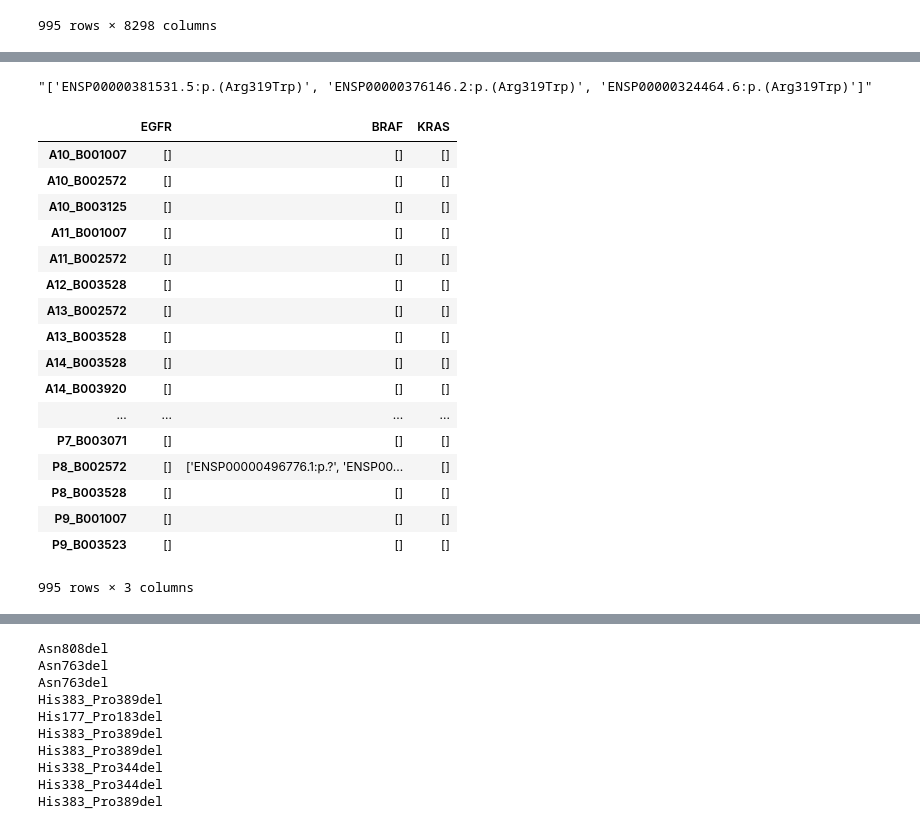
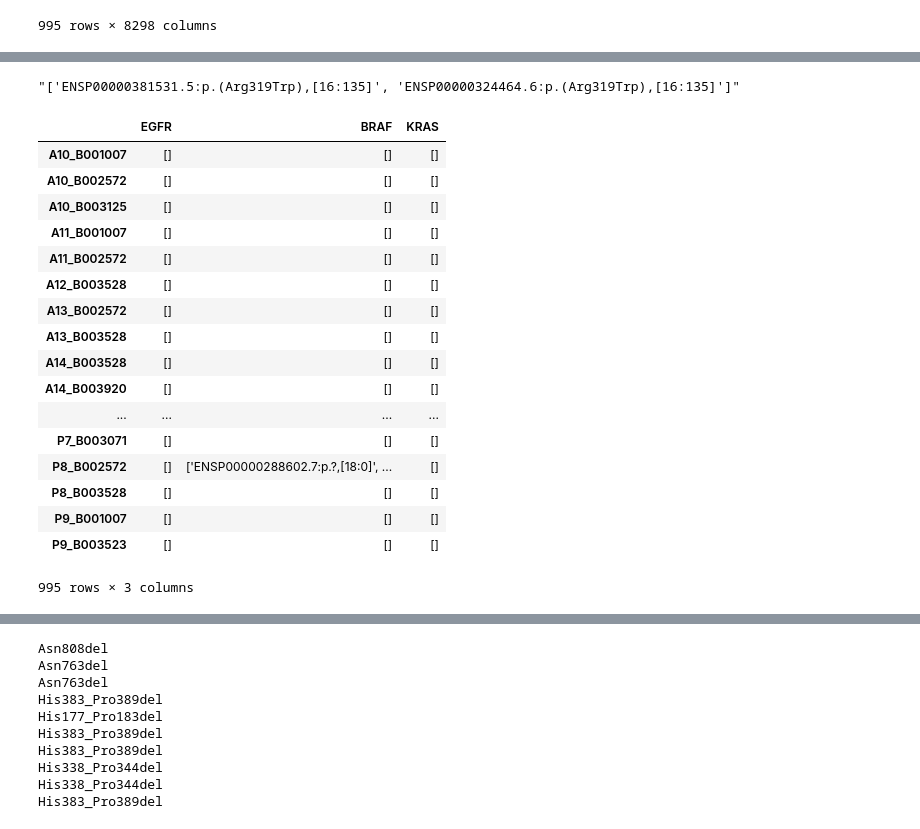
Before and after one commit to lincoln-harris/potLuck, a Jupyter notebook: new_cells_2.26.2020/process_mutations.ipynb, the cells around one changed output, grey strips where cells are left out. Drawn from its saved outputs; the diff is of its cells as text; code cells hidden in the pictures.

```diff
--- a/new_cells_2.26.2020/process_mutations.ipynb
+++ b/new_cells_2.26.2020/process_mutations.ipynb
@@ -226,7 +226,7 @@ cereb_out
 # %%
-cereb_out.loc['A13_B002572'].CSNK1D
+ratios_df.loc['A13_B002572'].CSNK1D
 # %% [output]
-"['ENSP00000381531.5:p.(Arg319Trp)', 'ENSP00000376146.2:p.(Arg319Trp)', 'ENSP00000324464.6:p.(Arg319Trp)']"
+"['ENSP00000381531.5:p.(Arg319Trp),[16:135]', 'ENSP00000324464.6:p.(Arg319Trp),[16:135]']"
 # %%
 # what are the muts we care about? (directly from Fig2)
 rel_muts = ['EGFR L858R', 'EGFR K745 A750>T', 'EGFR E709 T710>D', 'KRAS G12A', 'KRAS G12C', 'KRAS G12S',
@@ -240,23 +240,23 @@ rel_muts = ['EGFR Leu858Arg', 'KRAS Gly12Cys', 'KRAS Gly12Ala', 'KRAS Gly12Ser',
 
 # looks like the only genes we care about are EGFR, KRAS and BRAF
 # %%
-cereb_out_sub = cereb_out[['EGFR', 'BRAF', 'KRAS']]
-cereb_out_sub
+ratios_df_sub = ratios_df[['EGFR', 'BRAF', 'KRAS']]
+ratios_df_sub
 # %% [output]
 |  | EGFR | BRAF | KRAS |
 | A10_B001007 | [] | [] | [] |
 | A10_B002572 | [] | [] | [] |
 | A10_B003125 | [] | [] | [] |
 | A11_B001007 | [] | [] | [] |
 | A11_B002572 | [] | [] | [] |
 | A12_B003528 | [] | [] | [] |
 | A13_B002572 | [] | [] | [] |
 | A13_B003528 | [] | [] | [] |
 | A14_B003528 | [] | [] | [] |
 | A14_B003920 | [] | [] | [] |
 | ... | ... | ... | ... |
 | P7_B003071 | [] | [] | [] |
-| P8_B002572 | [] | ['ENSP00000496776.1:p.?', 'ENSP00... | [] |
+| P8_B002572 | [] | ['ENSP00000288602.7:p.?,[18:0]', ... | [] |
 | P8_B003528 | [] | [] | [] |
 | P9_B001007 | [] | [] | [] |
 | P9_B003523 | [] | [] | [] |
```
Also changed, not shown: parts of 14 cells of this notebook.
